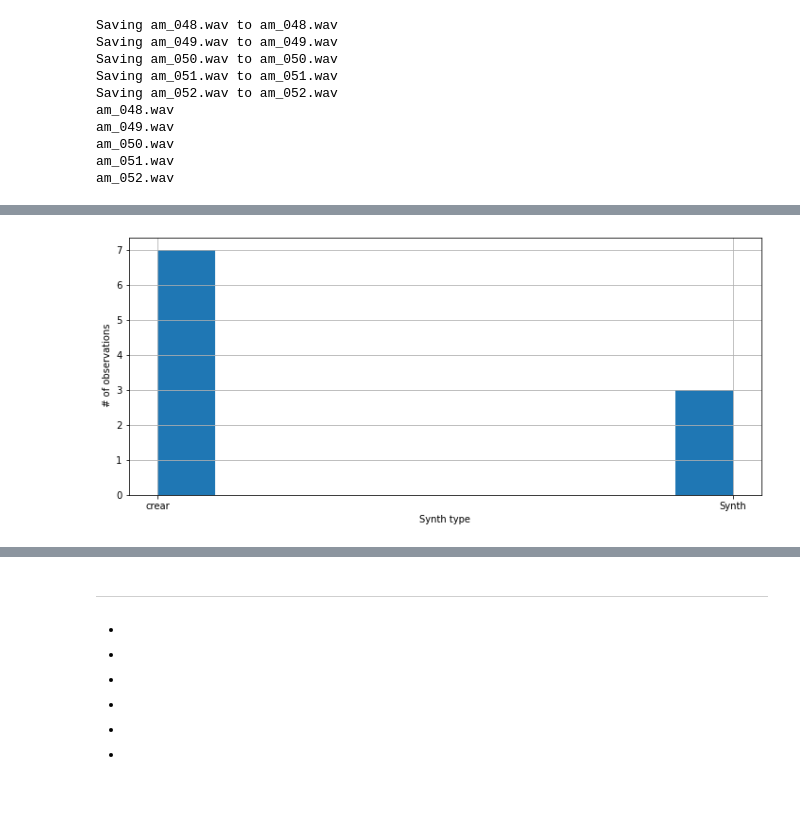
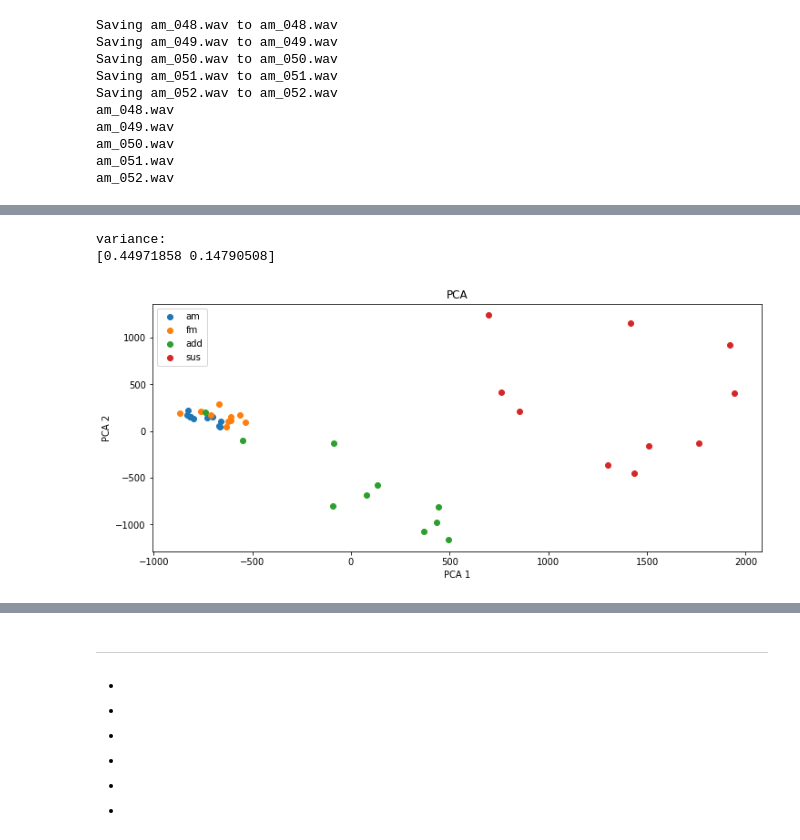
Before and after one commit to mezaga/ACIML, a Jupyter notebook: ACIML_seminario_prototype_final.ipynb, the cells around one changed output, grey strips where cells are left out. Saved outputs shown, nothing was run; the diff lists cells and outputs as text; code cells hidden in the pictures; blank space fills up the shorter version.

```diff
--- a/ACIML_seminario_prototype_final.ipynb
+++ b/ACIML_seminario_prototype_final.ipynb
@@ -253,7 +345,7 @@ replace vanilla_decoder/keras_metadata.pb? [y]es, [n]o, [A]ll, [N]one, [r]ename:
 
 from google.colab import files
 
-dropdown = 'Subir archivos' #@param ["Subir archivos", "crear", "grabar"]
+dropdown = 'crear' #@param ["Subir archivos", "crear", "grabar"]
 if dropdown == 'Subir archivos':
   text = [widgets.Text(value='Synth', placeholder='Type something', description='group_id:', disabled=False)
 ]
@@ -405,7 +504,7 @@ DATA_filt
 # %%
 #@title Visualización de datos { run: "auto" }
 ids = list(DATA_filt['id'])
-audio_viz = 'histogram' #@param ['PCA','F0', 'histogram','spectrogram']
+audio_viz = 'PCA' #@param ['PCA','F0', 'histogram','spectrogram']
 #fig, ax = plt.subplots()
 plt.figure(figsize = [12,5])
 #fig.set_size_inches([12,5])
@@ -429,34 +528,36 @@ if audio_viz == 'PCA':
   print('variance: ')
   print(pca.explained_variance_ratio_)
   counter = 0
   cu = 0
 
   for key, value in zliders.items():
     #print(key,value)
     ax.scatter(X_PCA[counter: counter + value, 0], X_PCA[counter: counter + value, 1], cmap= 10, label = key)
     counter += value
     cu += 1
   ax.set_title('PCA')
   ax.set_xlabel('PCA 1')
   ax.set_ylabel('PCA 2')
   ax.legend()
 
 if audio_viz == 'spectrogram':
   z = DATA_filt['fft'].sample(3)
   for i, x in enumerate(z):
     ax = plt.subplot(1, 3, i + 1)
     stft = librosa.stft(x)#, n_fft=512, hop_length= (512-1)//2)
     stft = librosa.amplitude_to_db(np.abs(stft),ref=np.max)
     librosa.display.specshow(stft,sr = 16000, y_axis='fft_note', x_axis='time')
     ax.set_title('spectrogram_'+ str(i))
     #ax.set_set_xlabel('time')
   #for idx, id in enumerate(ids):
   #  ax.annotate(id,(X_PCA[idx][0], X_PCA[idx][1]+ 0.2))
   #fig.add_axes(ax)
 
   plt.show()
 # %% [output]
+variance:
+[0.44971858 0.14790508]
-[figure, old version]
+[figure, new version]
 # %%
 #@title Entrenamiento del modelo
 
```
Also changed, not shown: parts of 23 cells of this notebook.
